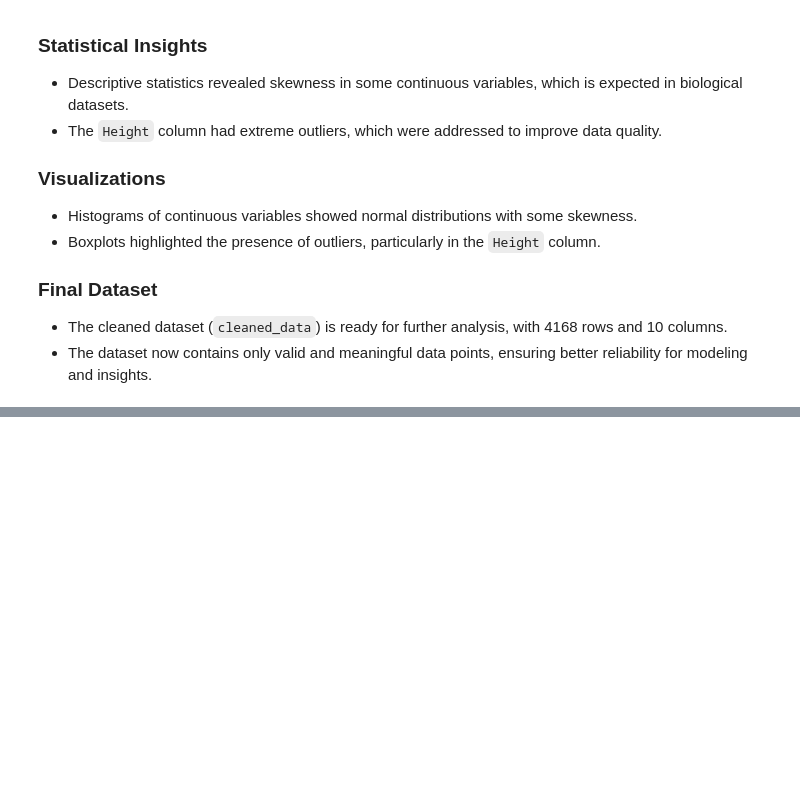
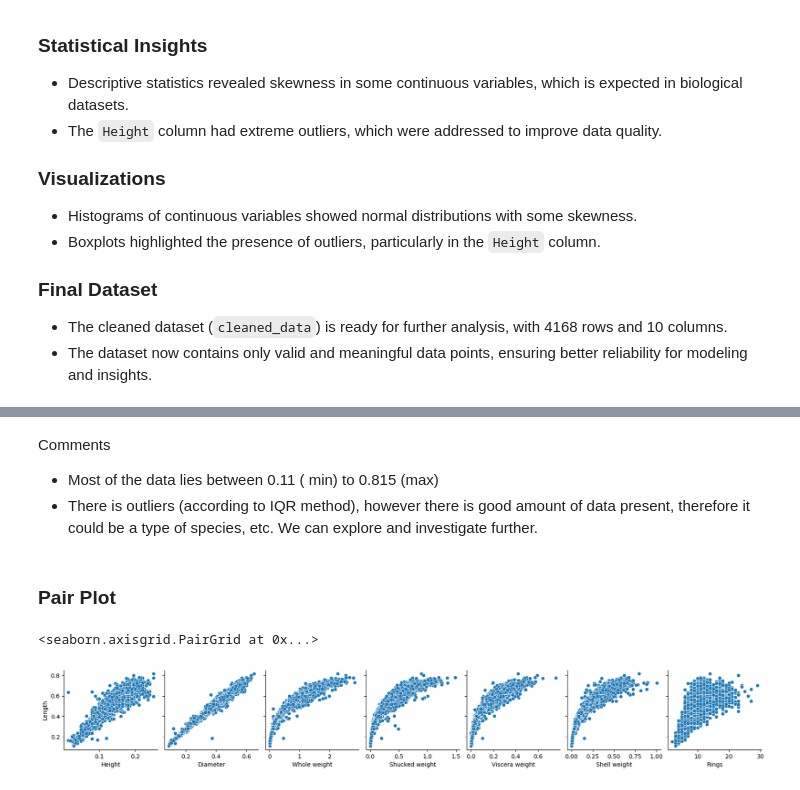
Before and after one commit to yashsavani19/Abalone-Age-Prediction-Analysis, a Jupyter notebook: notebooks/1_Data_Cleaning_and_Exploration.ipynb, the cells around one changed output, grey strips where cells are left out. Drawn from its saved outputs; the diff is of its cells as text; code cells hidden in the pictures; blank space fills up the shorter version.

```diff
--- a/notebooks/1_Data_Cleaning.ipynb
+++ b/notebooks/1_Data_Cleaning_and_Exploration.ipynb
@@ -289,0 +295,14 @@ cleaned_data.to_csv('../data/processed/abalone.csv', index=False)
+# %% [markdown]
+Comments
+
+- Most of the data lies between 0.11 ( min) to 0.815 (max)
+- There is outliers (according to IQR method), however there is good amount of data present, therefore it could be a type of species, etc. We can explore and investigate further.
+# %% [markdown]
+### Pair Plot
+# %%
+
+#Pair Plot of height with other variables
+sns.pairplot(data, y_vars=['Length'], x_vars=['Height', 'Diameter', 'Whole weight', 'Shucked weight', 'Viscera weight', 'Shell weight', 'Rings'], kind='scatter')
+# %% [output]
+<seaborn.axisgrid.PairGrid at 0x...>
+[figure, added]
```
Also changed, not shown: parts of 24 cells of this notebook.
